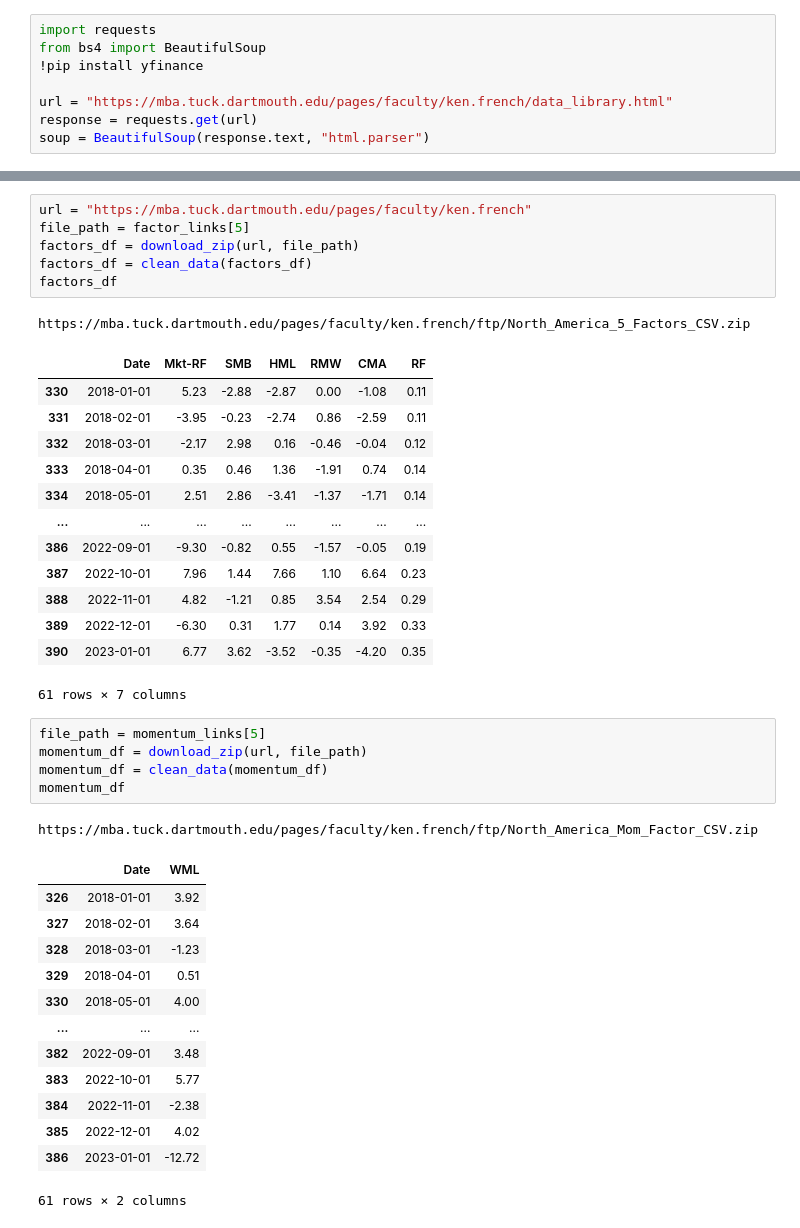
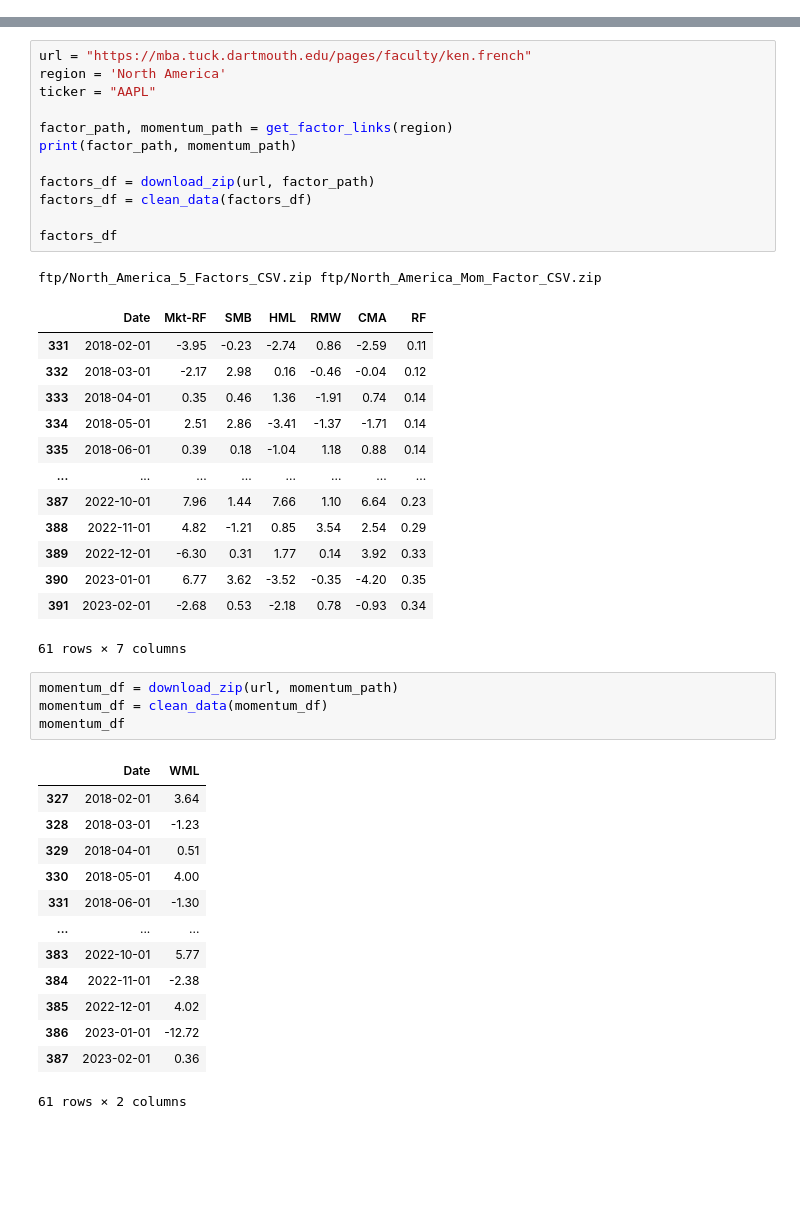
Before and after one commit to saiputravu/Octave-Platform, a Jupyter notebook: cost_of_capital.ipynb, the cells around one changed output, grey strips where cells are left out. Drawn from its saved outputs; the diff is of its cells as text; blank space fills up the shorter version.

```diff
--- a/cost_of_capital.ipynb
+++ b/cost_of_capital.ipynb
@@ -3,8 +0,0 @@
-# %%
-import requests
-from bs4 import BeautifulSoup
-!pip install yfinance
-
-url = "https://mba.tuck.dartmouth.edu/pages/faculty/ken.french/data_library.html"
-response = requests.get(url)
-soup = BeautifulSoup(response.text, "html.parser")
@@ -99,41 +103,45 @@ def clean_data(df):
 # %%
 url = "https://mba.tuck.dartmouth.edu/pages/faculty/ken.french"
-file_path = factor_links[5]
-factors_df = download_zip(url, file_path)
+region = 'North America'
+ticker = "AAPL"
+
+factor_path, momentum_path = get_factor_links(region)
+print(factor_path, momentum_path)
+
+factors_df = download_zip(url, factor_path)
 factors_df = clean_data(factors_df)
+
 factors_df
 # %% [output]
-https://mba.tuck.dartmouth.edu/pages/faculty/ken.french/ftp/North_America_5_Factors_CSV.zip
+ftp/North_America_5_Factors_CSV.zip ftp/North_America_Mom_Factor_CSV.zip
 |  | Date | Mkt-RF | SMB | HML | RMW | CMA | RF |
-| 330 | 2018-01-01 | 5.23 | -2.88 | -2.87 | 0.00 | -1.08 | 0.11 |
 | 331 | 2018-02-01 | -3.95 | -0.23 | -2.74 | 0.86 | -2.59 | 0.11 |
 | 332 | 2018-03-01 | -2.17 | 2.98 | 0.16 | -0.46 | -0.04 | 0.12 |
 | 333 | 2018-04-01 | 0.35 | 0.46 | 1.36 | -1.91 | 0.74 | 0.14 |
 | 334 | 2018-05-01 | 2.51 | 2.86 | -3.41 | -1.37 | -1.71 | 0.14 |
+| 335 | 2018-06-01 | 0.39 | 0.18 | -1.04 | 1.18 | 0.88 | 0.14 |
 | ... | ... | ... | ... | ... | ... | ... | ... |
-| 386 | 2022-09-01 | -9.30 | -0.82 | 0.55 | -1.57 | -0.05 | 0.19 |
 | 387 | 2022-10-01 | 7.96 | 1.44 | 7.66 | 1.10 | 6.64 | 0.23 |
 | 388 | 2022-11-01 | 4.82 | -1.21 | 0.85 | 3.54 | 2.54 | 0.29 |
 | 389 | 2022-12-01 | -6.30 | 0.31 | 1.77 | 0.14 | 3.92 | 0.33 |
 | 390 | 2023-01-01 | 6.77 | 3.62 | -3.52 | -0.35 | -4.20 | 0.35 |
+| 391 | 2023-02-01 | -2.68 | 0.53 | -2.18 | 0.78 | -0.93 | 0.34 |
 61 rows × 7 columns
 # %%
-file_path = momentum_links[5]
-momentum_df = download_zip(url, file_path)
+momentum_df = download_zip(url, momentum_path)
 momentum_df = clean_data(momentum_df)
 momentum_df
 # %% [output]
+|  | Date | WML |
+| 327 | 2018-02-01 | 3.64 |
+| 328 | 2018-03-01 | -1.23 |
+| 329 | 2018-04-01 | 0.51 |
+| 330 | 2018-05-01 | 4.00 |
+| 331 | 2018-06-01 | -1.30 |
+| ... | ... | ... |
+| 383 | 2022-10-01 | 5.77 |
+| 384 | 2022-11-01 | -2.38 |
+| 385 | 2022-12-01 | 4.02 |
+| 386 | 2023-01-01 | -12.72 |
+| 387 | 2023-02-01 | 0.36 |
-https://mba.tuck.dartmouth.edu/pages/faculty/ken.french/ftp/North_America_Mom_Factor_CSV.zip
+61 rows × 2 columns
-|  | Date | WML |
-| 326 | 2018-01-01 | 3.92 |
-| 327 | 2018-02-01 | 3.64 |
-| 328 | 2018-03-01 | -1.23 |
-| 329 | 2018-04-01 | 0.51 |
-| 330 | 2018-05-01 | 4.00 |
-| ... | ... | ... |
-| 382 | 2022-09-01 | 3.48 |
-| 383 | 2022-10-01 | 5.77 |
-| 384 | 2022-11-01 | -2.38 |
-| 385 | 2022-12-01 | 4.02 |
-| 386 | 2023-01-01 | -12.72 |
-61 rows × 2 columns
```
Also changed, not shown: parts of 22 cells of this notebook, 2 other files.
